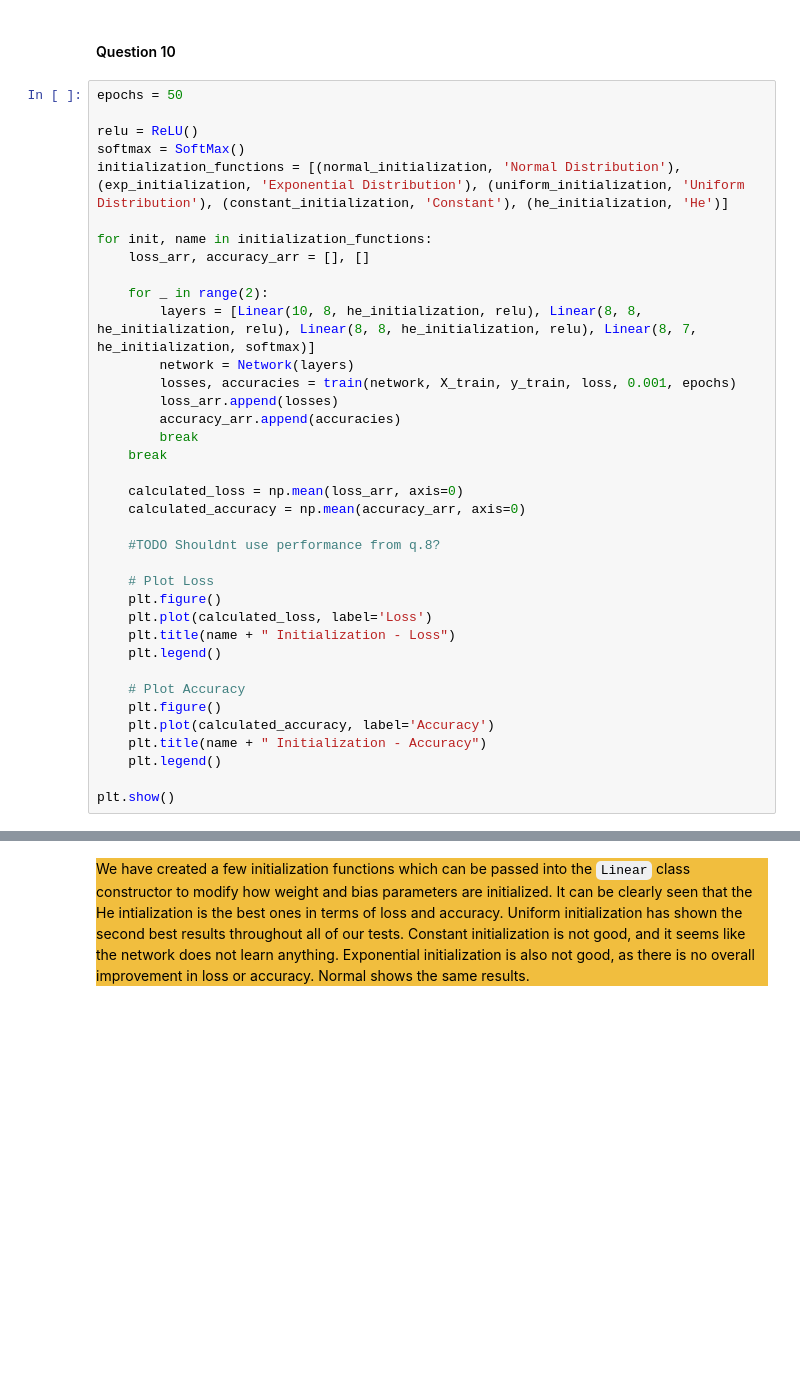
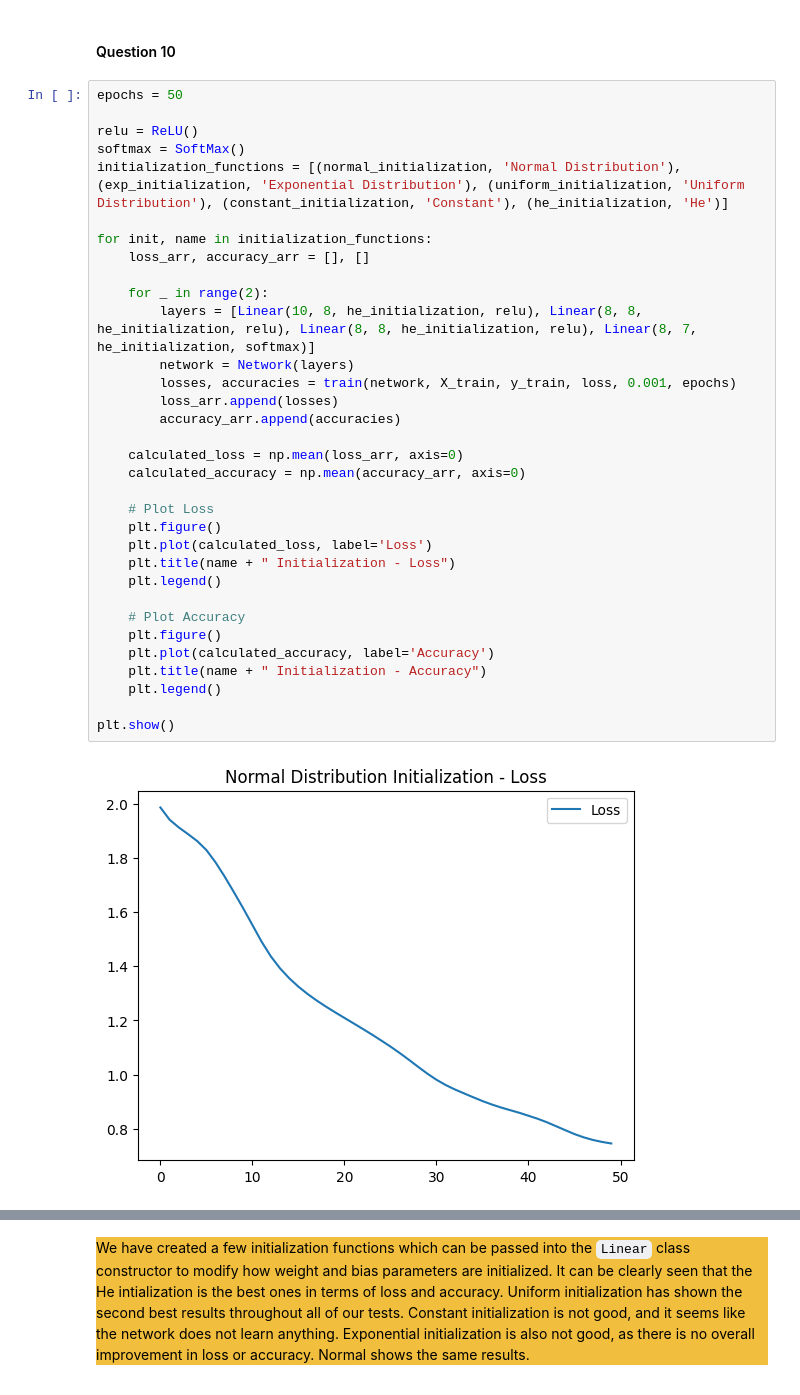
Before and after one commit to daniallegue/ANN-From-Scratch, a Jupyter notebook: Main.ipynb, the cells around one changed output, grey strips where cells are left out. Saved outputs shown, nothing was run; the diff lists cells and outputs as text; blank space fills up the shorter version.

```diff
--- a/Main.ipynb
+++ b/Main.ipynb
@@ -525,34 +539,32 @@ epochs = 50
 relu = ReLU()
 softmax = SoftMax()
 initialization_functions = [(normal_initialization, 'Normal Distribution'), (exp_initialization, 'Exponential Distribution'), (uniform_initialization, 'Uniform Distribution'), (constant_initialization, 'Constant'), (he_initialization, 'He')]
 
 for init, name in initialization_functions:
     loss_arr, accuracy_arr = [], []
 
     for _ in range(2):
         layers = [Linear(10, 8, he_initialization, relu), Linear(8, 8, he_initialization, relu), Linear(8, 8, he_initialization, relu), Linear(8, 7, he_initialization, softmax)]
         network = Network(layers)
         losses, accuracies = train(network, X_train, y_train, loss, 0.001, epochs)
         loss_arr.append(losses)
         accuracy_arr.append(accuracies)
-        break
-    break
 
     calculated_loss = np.mean(loss_arr, axis=0)
     calculated_accuracy = np.mean(accuracy_arr, axis=0)
-
-    #TODO Shouldnt use performance from q.8?
 
     # Plot Loss
     plt.figure()
     plt.plot(calculated_loss, label='Loss')
     plt.title(name + " Initialization - Loss")
     plt.legend()
 
     # Plot Accuracy
     plt.figure()
     plt.plot(calculated_accuracy, label='Accuracy')
     plt.title(name + " Initialization - Accuracy")
     plt.legend()
 
 plt.show()
+# %% [output]
+[figure, added]
```
Also changed, not shown: parts of 12 cells of this notebook, 1 other file.
